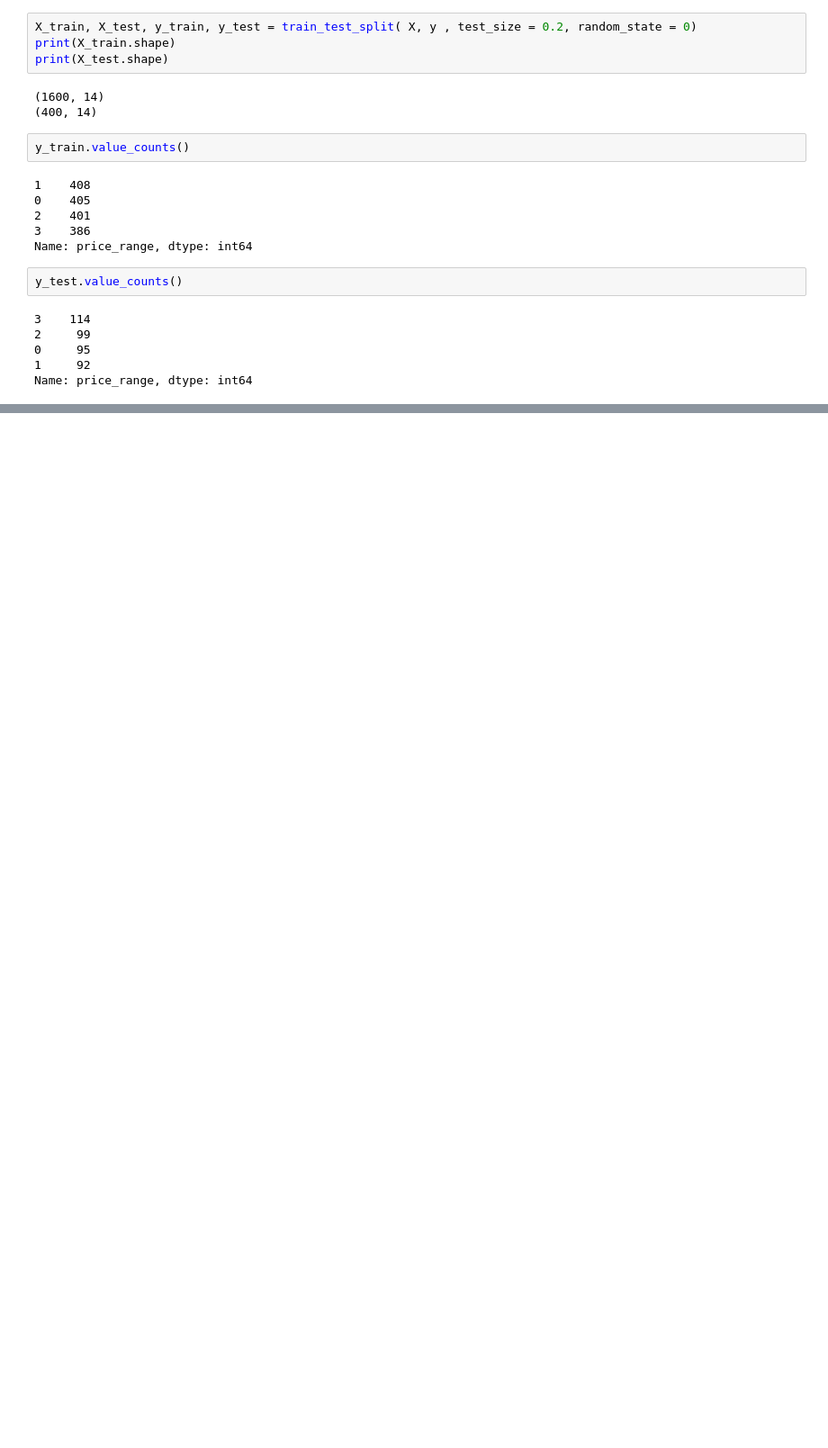
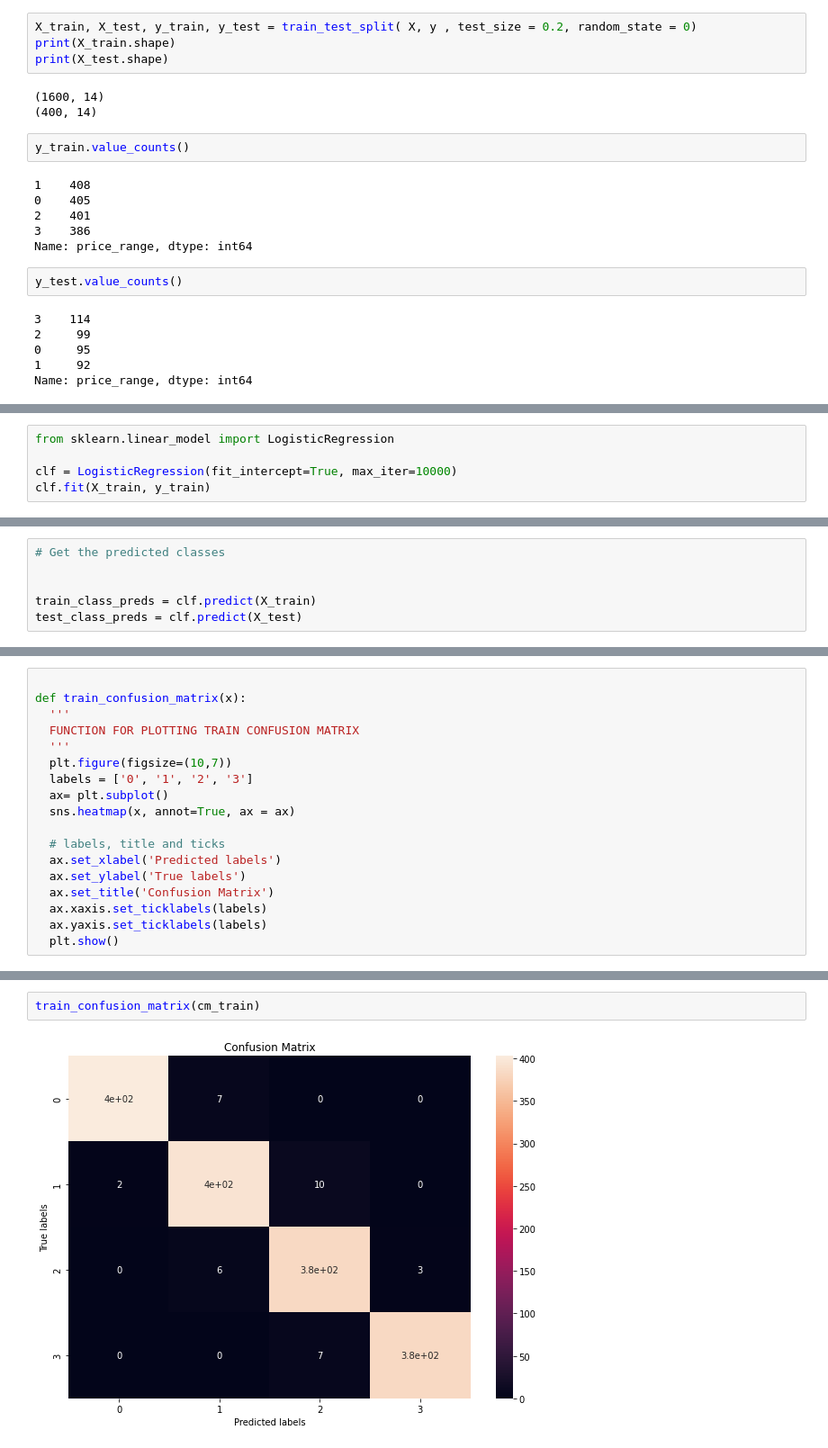
Before and after one commit to rohit-1026/Mobile-Price-Range-Prediction, a Jupyter notebook: Mobile_Price_Range_Prediction.ipynb, the cells around one changed output, grey strips where cells are left out. Shown at 90% size. Drawn from its saved outputs; the diff is of its cells as text; blank space fills up the shorter version.

```diff
--- a/Mobile_Price_Range_Prediction.ipynb
+++ b/Mobile_Price_Range_Prediction.ipynb
@@ -561,0 +566,5 @@ Name: price_range, dtype: int64
+# %%
+from sklearn.linear_model import LogisticRegression
+
+clf = LogisticRegression(fit_intercept=True, max_iter=10000)
+clf.fit(X_train, y_train)
@@ -561,0 +573,6 @@ Name: price_range, dtype: int64
+# %%
+# Get the predicted classes
+
+
+train_class_preds = clf.predict(X_train)
+test_class_preds = clf.predict(X_test)
@@ -561,0 +649,18 @@ Name: price_range, dtype: int64
+# %%
+
+def train_confusion_matrix(x):
+  '''
+  FUNCTION FOR PLOTTING TRAIN CONFUSION MATRIX
+  '''
+  plt.figure(figsize=(10,7))
+  labels = ['0', '1', '2', '3']
+  ax= plt.subplot()
+  sns.heatmap(x, annot=True, ax = ax)
+
+  # labels, title and ticks
+  ax.set_xlabel('Predicted labels')
+  ax.set_ylabel('True labels')
+  ax.set_title('Confusion Matrix')
+  ax.xaxis.set_ticklabels(labels)
+  ax.yaxis.set_ticklabels(labels)
+  plt.show()
@@ -561,0 +684,4 @@ Name: price_range, dtype: int64
+# %%
+train_confusion_matrix(cm_train)
+# %% [output]
+[figure, added]
```
Also changed, not shown: parts of 14 cells of this notebook.
